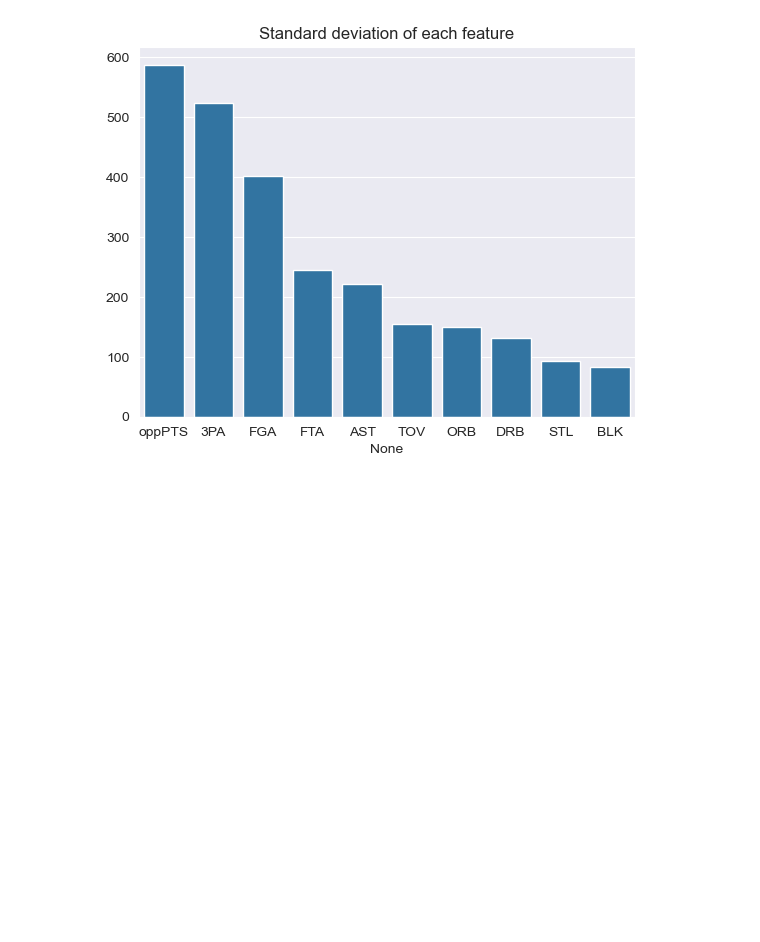
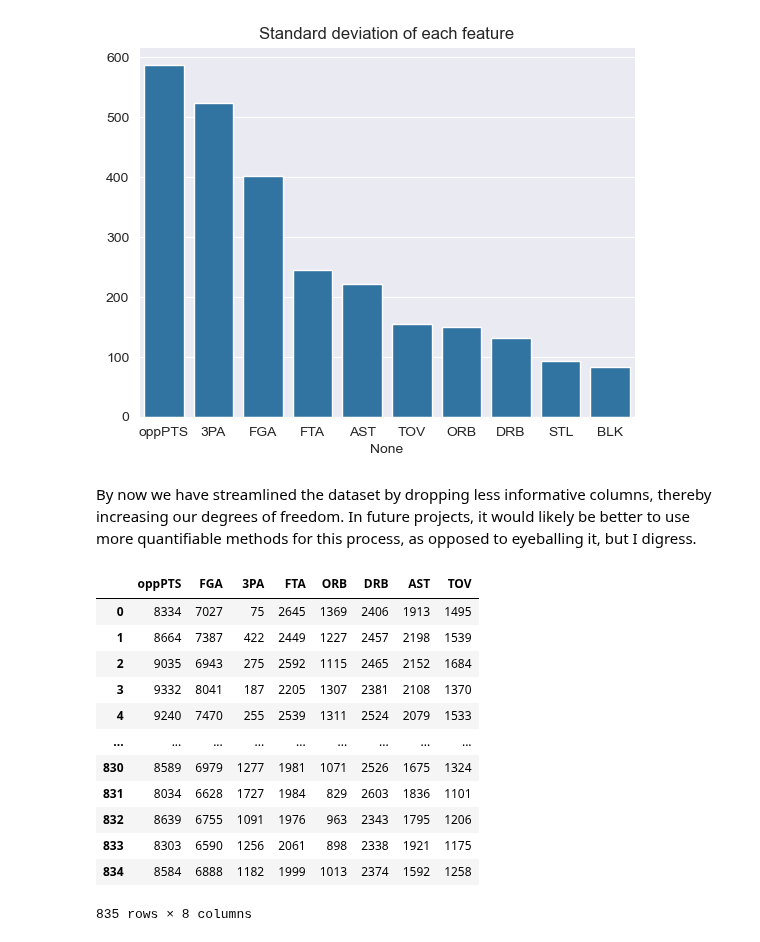
Before and after one commit to availe/CTP-Data-Science, a Jupyter notebook: Week-07-Regression/Exercise-RD-Regression.ipynb, the cells around one changed output. Saved outputs shown, nothing was run; the diff lists cells and outputs as text; code cells hidden in the pictures; blank space fills up the shorter version.

Commit message:
columns dropped

```diff
--- a/Week-07-Regression/Exercise-RD-Regression.ipynb
+++ b/Week-07-Regression/Exercise-RD-Regression.ipynb
@@ -84,3 +85,24 @@ plt.title('Standard deviation of each feature')
 # %% [output]
 Text(0.5, 1.0, 'Standard deviation of each feature')
 [figure]
+# %%
+columns_to_drop = ['STL', 'BLK']
+X.drop(columns=columns_to_drop, inplace=True)
+# %% [markdown]
+By now we have streamlined the dataset by dropping less informative columns, thereby increasing our degrees of freedom. In future projects, it would likely be better to use more quantifiable methods for this process, as opposed to eyeballing it, but I digress.
+# %%
+display(X)
+# %% [output]
+|  | oppPTS | FGA | 3PA | FTA | ORB | DRB | AST | TOV |
+| 0 | 8334 | 7027 | 75 | 2645 | 1369 | 2406 | 1913 | 1495 |
+| 1 | 8664 | 7387 | 422 | 2449 | 1227 | 2457 | 2198 | 1539 |
+| 2 | 9035 | 6943 | 275 | 2592 | 1115 | 2465 | 2152 | 1684 |
+| 3 | 9332 | 8041 | 187 | 2205 | 1307 | 2381 | 2108 | 1370 |
+| 4 | 9240 | 7470 | 255 | 2539 | 1311 | 2524 | 2079 | 1533 |
+| ... | ... | ... | ... | ... | ... | ... | ... | ... |
+| 830 | 8589 | 6979 | 1277 | 1981 | 1071 | 2526 | 1675 | 1324 |
+| 831 | 8034 | 6628 | 1727 | 1984 | 829 | 2603 | 1836 | 1101 |
+| 832 | 8639 | 6755 | 1091 | 1976 | 963 | 2343 | 1795 | 1206 |
+| 833 | 8303 | 6590 | 1256 | 2061 | 898 | 2338 | 1921 | 1175 |
+| 834 | 8584 | 6888 | 1182 | 1999 | 1013 | 2374 | 1592 | 1258 |
+835 rows × 8 columns
```
Also changed, not shown: parts of 1 cell of this notebook.
